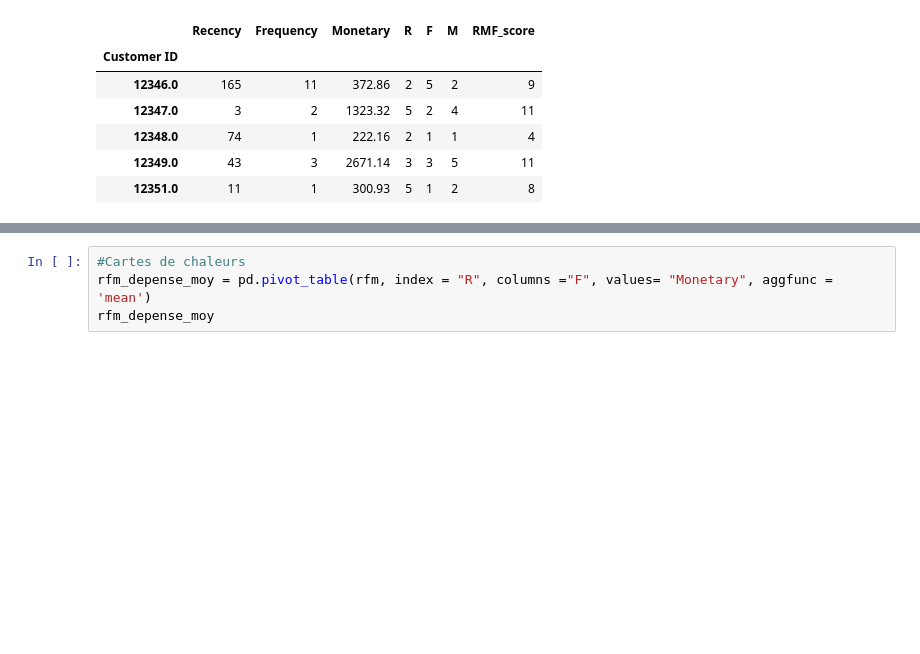
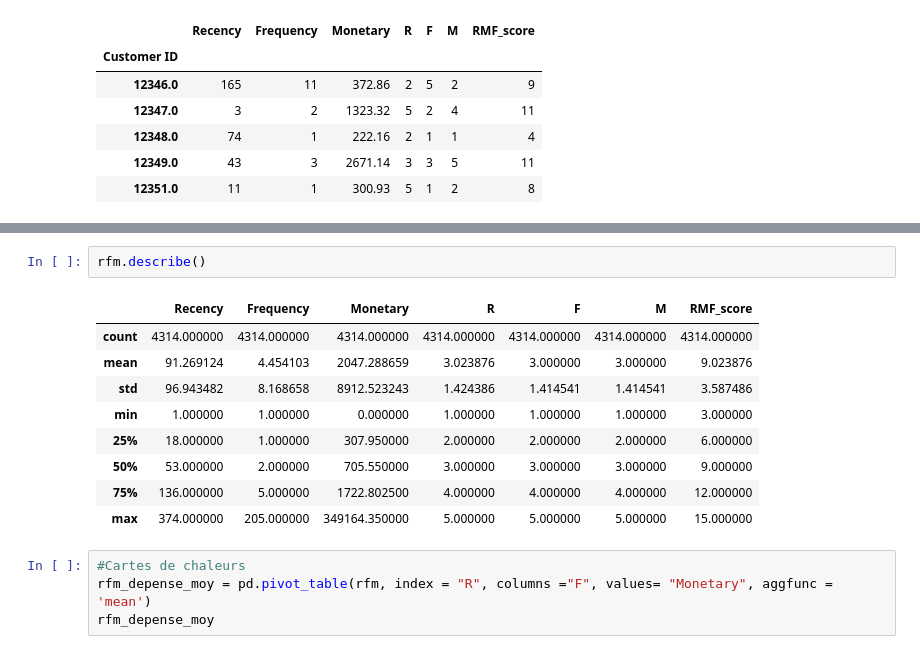
Before and after one commit to Flockyy/RFM, a Jupyter notebook: rfm_j.ipynb, the cells around one changed output, grey strips where cells are left out. Drawn from its saved outputs; the diff is of its cells as text; blank space fills up the shorter version.

```diff
--- a/rfm_j.ipynb
+++ b/rfm_j.ipynb
@@ -120,3 +119,15 @@ sns.histplot(data=rfm[rfm["Monetary"] <8000] , x='Monetary',  ax=axs[2])
+# %%
+rfm.describe()
+# %% [output]
+|  | Recency | Frequency | Monetary | R | F | M | RMF_score |
+| count | 4314.000000 | 4314.000000 | 4314.000000 | 4314.000000 | 4314.000000 | 4314.000000 | 4314.000000 |
+| mean | 91.269124 | 4.454103 | 2047.288659 | 3.023876 | 3.000000 | 3.000000 | 9.023876 |
+| std | 96.943482 | 8.168658 | 8912.523243 | 1.424386 | 1.414541 | 1.414541 | 3.587486 |
+| min | 1.000000 | 1.000000 | 0.000000 | 1.000000 | 1.000000 | 1.000000 | 3.000000 |
+| 25% | 18.000000 | 1.000000 | 307.950000 | 2.000000 | 2.000000 | 2.000000 | 6.000000 |
+| 50% | 53.000000 | 2.000000 | 705.550000 | 3.000000 | 3.000000 | 3.000000 | 9.000000 |
+| 75% | 136.000000 | 5.000000 | 1722.802500 | 4.000000 | 4.000000 | 4.000000 | 12.000000 |
+| max | 374.000000 | 205.000000 | 349164.350000 | 5.000000 | 5.000000 | 5.000000 | 15.000000 |
 # %%
 #Cartes de chaleurs
 rfm_depense_moy = pd.pivot_table(rfm, index = "R", columns ="F", values= "Monetary", aggfunc = 'mean')
```
Also changed, not shown: parts of 8 cells of this notebook.
